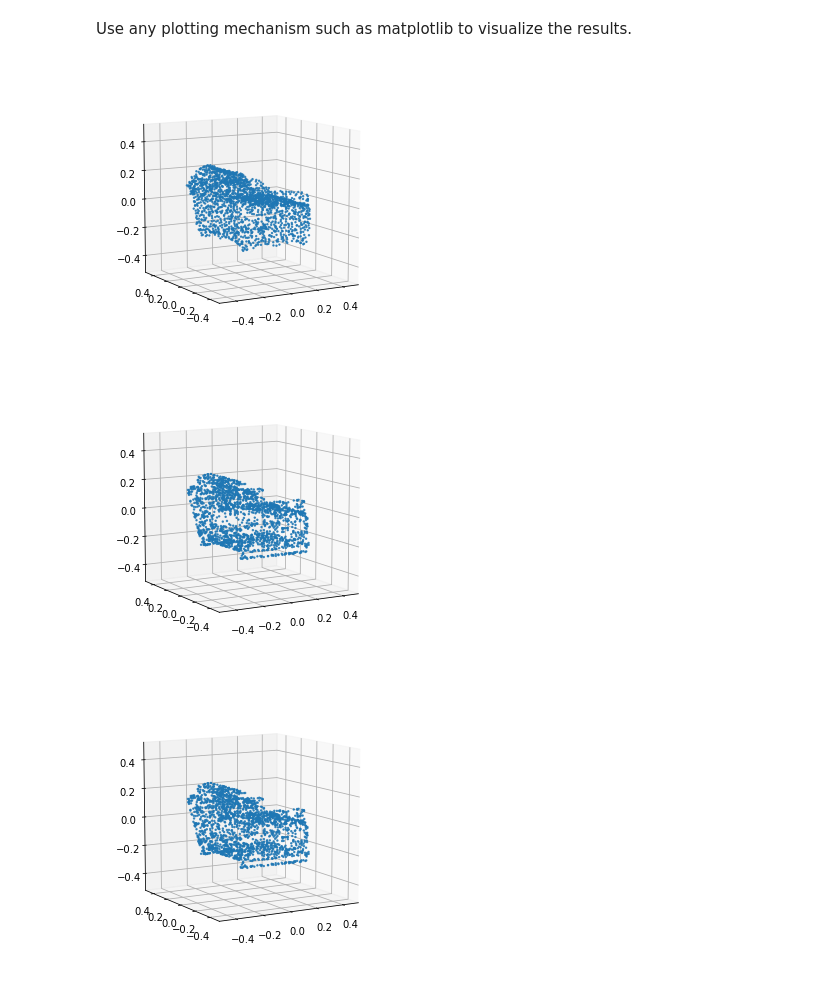
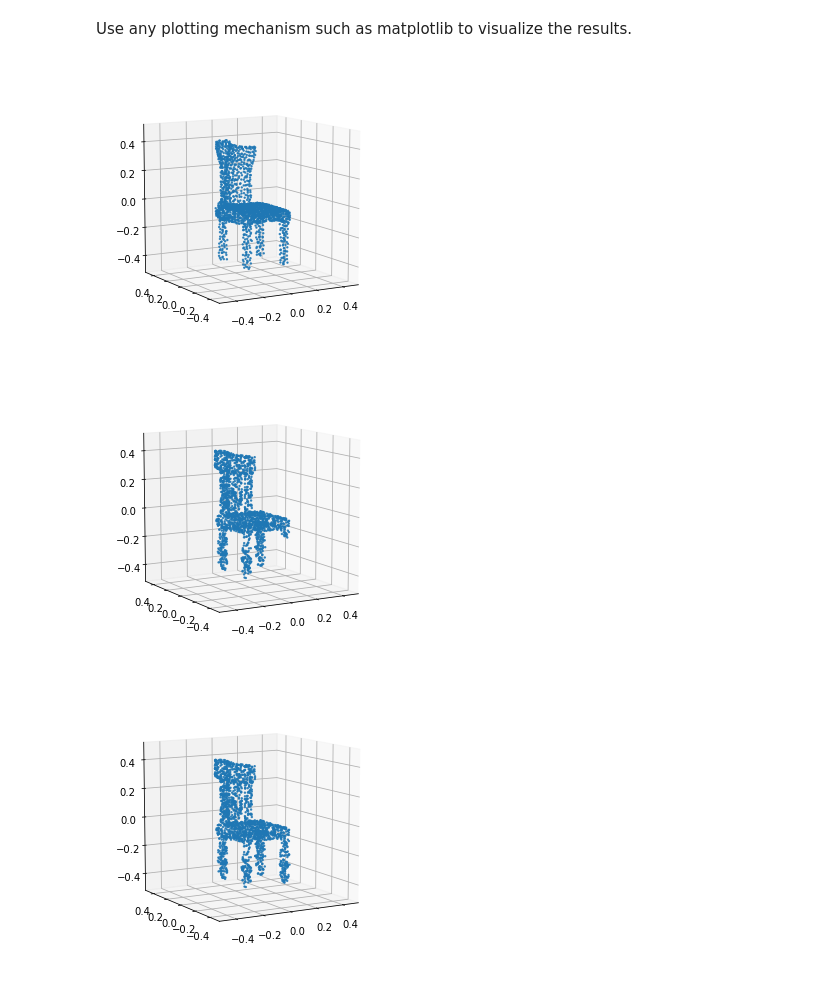
Before and after one commit to dtseng/latent_3d_points, a Jupyter notebook: notebooks/evaluate_single_class_incomplete_ae.ipynb, the cells around one changed output. Cells and saved outputs as stored; diff of their text form; code cells hidden in the pictures.

```diff
--- a/notebooks/evaluate_single_class_incomplete_ae.ipynb
+++ b/notebooks/evaluate_single_class_incomplete_ae.ipynb
@@ -134,21 +134,21 @@ latent_codes = ae.transform(batch_i)
 # %% [markdown]
 Use any plotting mechanism such as matplotlib to visualize the results.
 # %%
-i = 5
+i = 7
 
 
 plot_3d_point_cloud(reconstructions[i][:, 0],
                     reconstructions[i][:, 1],
                     reconstructions[i][:, 2], in_u_sphere=True);
 
 plot_3d_point_cloud(batch_i[i][:, 0],
                     batch_i[i][:, 1],
                     batch_i[i][:, 2], in_u_sphere=True);
 
 plot_3d_point_cloud(original_data[i][:, 0],
                     original_data[i][:, 1],
                     original_data[i][:, 2], in_u_sphere=True);
 # %% [output]
-[figure, old version]
+[figure, new version]
-[figure, old version]
+[figure, new version]
-[figure, old version]
+[figure, new version]
```
Also changed, not shown: parts of 1 cell of this notebook, 4 other files.
